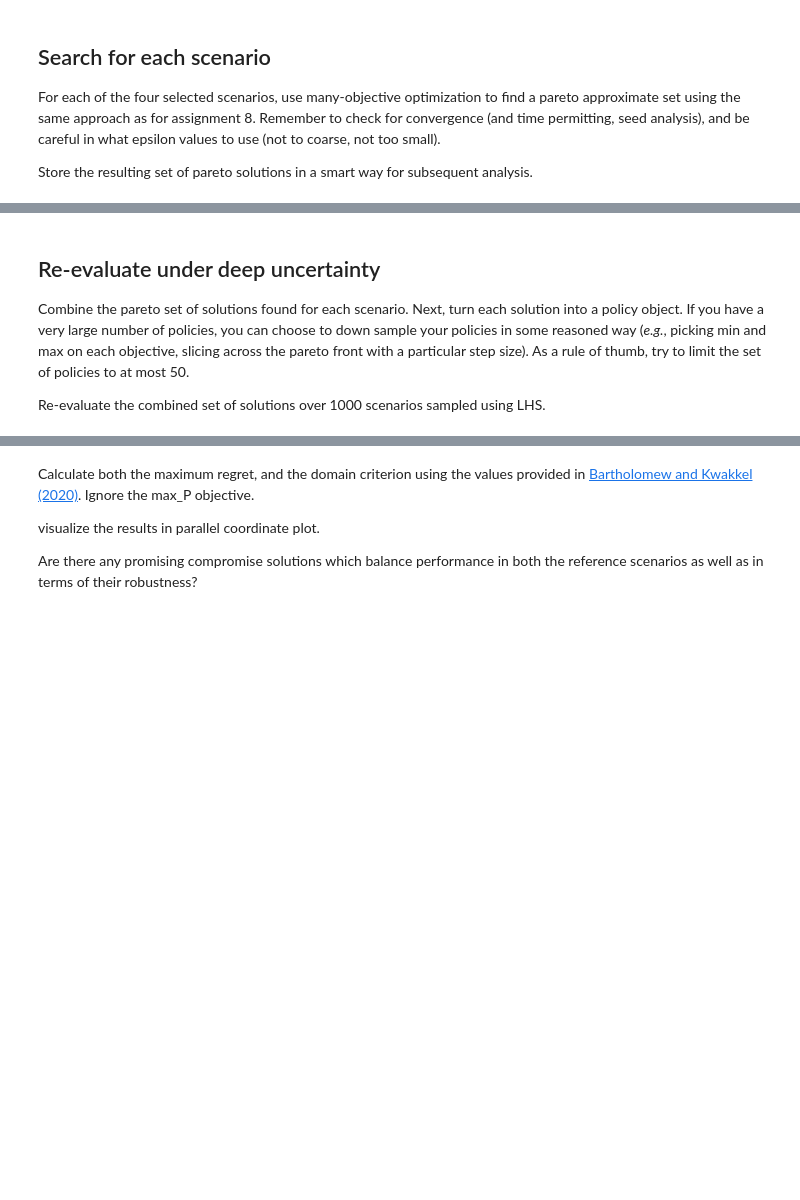
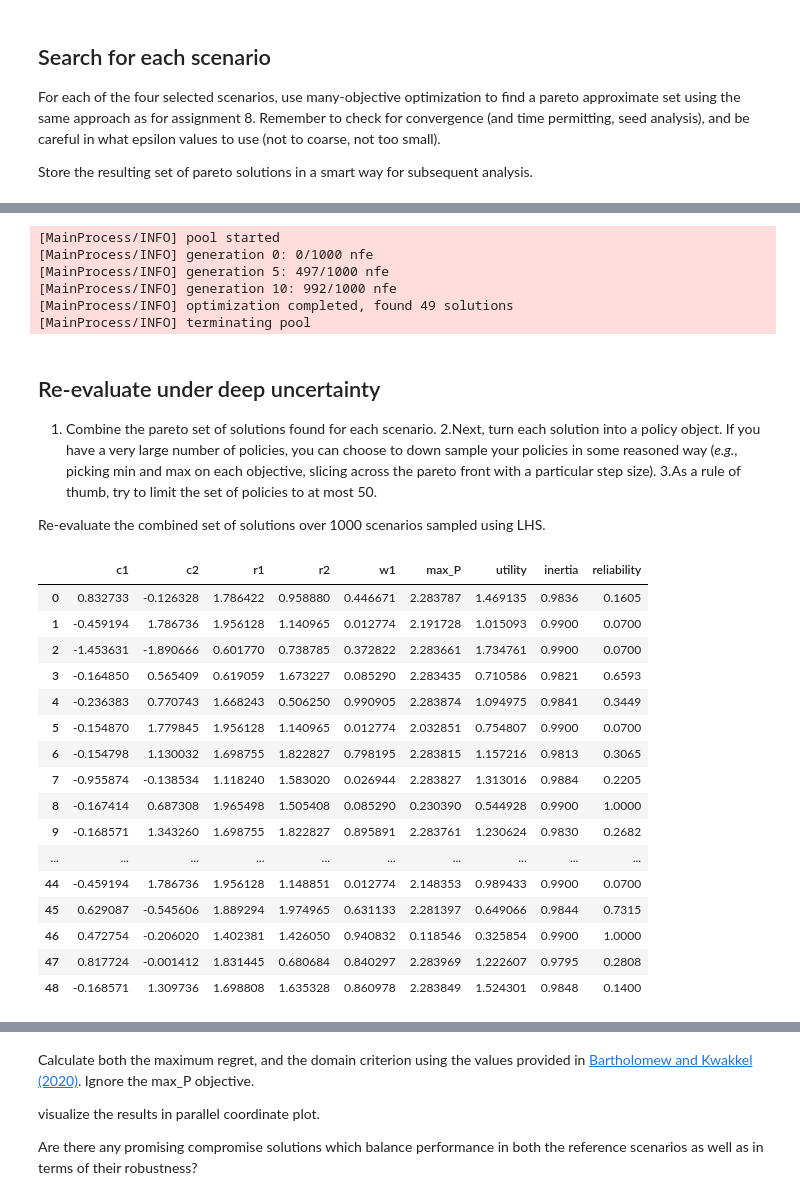
Before and after one commit to floristevito/EPA1361, a Jupyter notebook: lab_sessions/Week 5-6 - robustness and direct search/assignment 9 - multi-scenario MORDM.ipynb, the cells around one changed output, grey strips where cells are left out. Cells and saved outputs as stored; diff of their text form; code cells hidden in the pictures; blank space fills up the shorter version.

```diff
--- a/lab_sessions/Week 5-6 - robustness and direct search/assignment 9 - multi-scenario MORDM.ipynb
+++ b/lab_sessions/Week 5-6 - robustness and direct search/assignment 9 - multi-scenario MORDM.ipynb
@@ -108,9 +108,9 @@ for i in List:
     else:
         values = df_r[i].min()
 
-    index_e = Results.loc[df_r[i]==values].index
-    print(index_e)
-    line = experiments.iloc[index_e]
-    List2.append(Scenario('SS'+str(counter), b=line['b'], q=line['q'], mean=line['mean'], delta=line['delta'], stdev=line['stdev']))
+    #index_e = np.random.choice(Results.loc[df_r[i]==values].index)
+    #print('\n',index_e)
+    #line = select.experiments.iloc[index_e]
+    #List2.append(Scenario('SS'+str(counter)), b=line['b'], q=line['q'], mean=line['l'], delta=line['delta'], stdev=0.01)
 
     counter += 1
@@ -191,6 +138,40 @@ constraints = [Constraint("max pollution", outcome_names="max_P",
+# %%
+with MultiprocessingEvaluator(lake_model) as evaluator:
+    results1, convergence1 = evaluator.optimize(nfe=1000, searchover='levers', scenarios=List3,
+                                    epsilons=[0.02, 0.02, 0.02, 0.02],
+                                    convergence=convergence_metrics)
+# %% [output]
+[MainProcess/INFO] pool started
+[MainProcess/INFO] generation 0: 0/1000 nfe
+[MainProcess/INFO] generation 5: 497/1000 nfe
+[MainProcess/INFO] generation 10: 992/1000 nfe
+[MainProcess/INFO] optimization completed, found 49 solutions
+[MainProcess/INFO] terminating pool
 # %% [markdown]
 ## Re-evaluate under deep uncertainty
 
-Combine the pareto set of solutions found for each scenario. Next, turn each solution into a policy object. If you have a very large number of policies, you can choose to down sample your policies in some reasoned way (*e.g.*, picking min and max on each objective, slicing across the pareto front with a particular step size). As a rule of thumb, try to limit the set of policies to at most 50.
+1. Combine the pareto set of solutions found for each scenario.
+2.Next, turn each solution into a policy object. If you have a very large number of policies, you can choose to down sample your policies in some reasoned way (*e.g.*, picking min and max on each objective, slicing across the pareto front with a particular step size).
+3.As a rule of thumb, try to limit the set of policies to at most 50.
 
 Re-evaluate the combined set of solutions over 1000 scenarios sampled using LHS.
+# %%
+results1
+# %% [output]
+|  | c1 | c2 | r1 | r2 | w1 | max_P | utility | inertia | reliability |
+| 0 | 0.832733 | -0.126328 | 1.786422 | 0.958880 | 0.446671 | 2.283787 | 1.469135 | 0.9836 | 0.1605 |
+| 1 | -0.459194 | 1.786736 | 1.956128 | 1.140965 | 0.012774 | 2.191728 | 1.015093 | 0.9900 | 0.0700 |
+| 2 | -1.453631 | -1.890666 | 0.601770 | 0.738785 | 0.372822 | 2.283661 | 1.734761 | 0.9900 | 0.0700 |
+| 3 | -0.164850 | 0.565409 | 0.619059 | 1.673227 | 0.085290 | 2.283435 | 0.710586 | 0.9821 | 0.6593 |
+| 4 | -0.236383 | 0.770743 | 1.668243 | 0.506250 | 0.990905 | 2.283874 | 1.094975 | 0.9841 | 0.3449 |
+| 5 | -0.154870 | 1.779845 | 1.956128 | 1.140965 | 0.012774 | 2.032851 | 0.754807 | 0.9900 | 0.0700 |
+| 6 | -0.154798 | 1.130032 | 1.698755 | 1.822827 | 0.798195 | 2.283815 | 1.157216 | 0.9813 | 0.3065 |
+| 7 | -0.955874 | -0.138534 | 1.118240 | 1.583020 | 0.026944 | 2.283827 | 1.313016 | 0.9884 | 0.2205 |
+| 8 | -0.167414 | 0.687308 | 1.965498 | 1.505408 | 0.085290 | 0.230390 | 0.544928 | 0.9900 | 1.0000 |
+| 9 | -0.168571 | 1.343260 | 1.698755 | 1.822827 | 0.895891 | 2.283761 | 1.230624 | 0.9830 | 0.2682 |
+| ... | ... | ... | ... | ... | ... | ... | ... | ... | ... |
+| 44 | -0.459194 | 1.786736 | 1.956128 | 1.148851 | 0.012774 | 2.148353 | 0.989433 | 0.9900 | 0.0700 |
+| 45 | 0.629087 | -0.545606 | 1.889294 | 1.974965 | 0.631133 | 2.281397 | 0.649066 | 0.9844 | 0.7315 |
+| 46 | 0.472754 | -0.206020 | 1.402381 | 1.426050 | 0.940832 | 0.118546 | 0.325854 | 0.9900 | 1.0000 |
+| 47 | 0.817724 | -0.001412 | 1.831445 | 0.680684 | 0.840297 | 2.283969 | 1.222607 | 0.9795 | 0.2808 |
+| 48 | -0.168571 | 1.309736 | 1.698808 | 1.635328 | 0.860978 | 2.283849 | 1.524301 | 0.9848 | 0.1400 |
```
Also changed, not shown: parts of 19 cells of this notebook.
